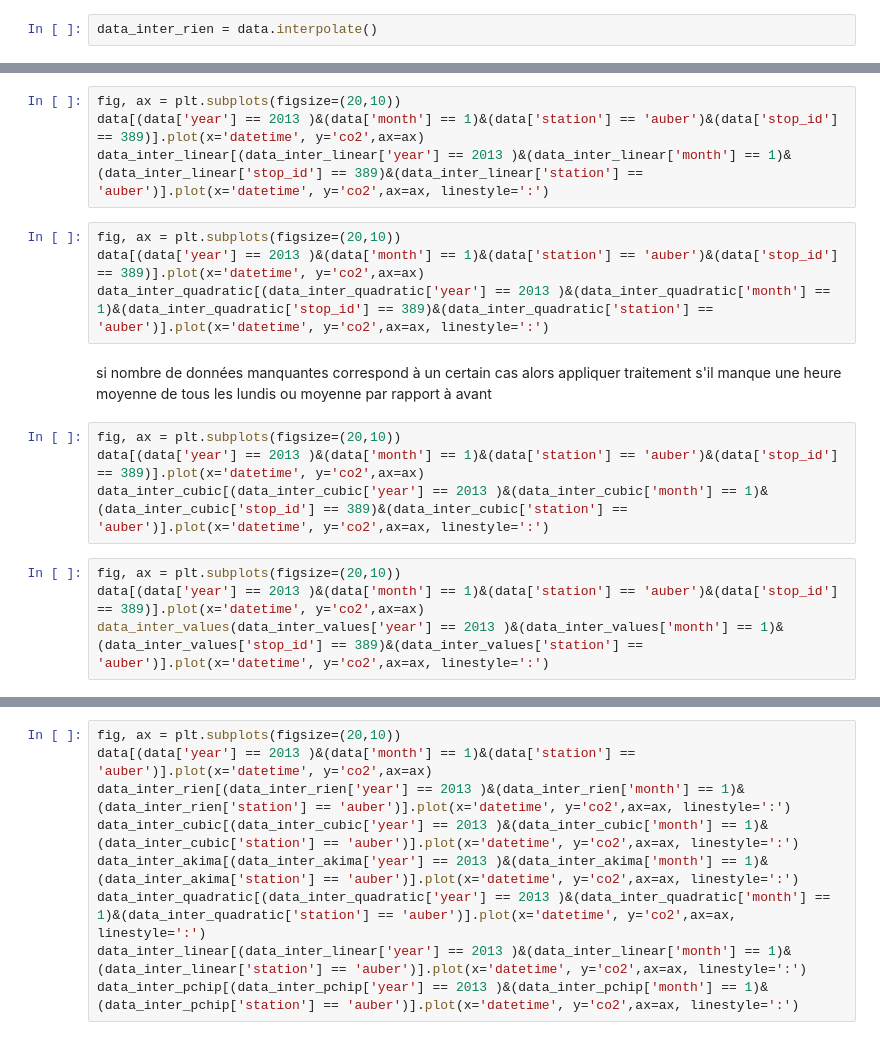
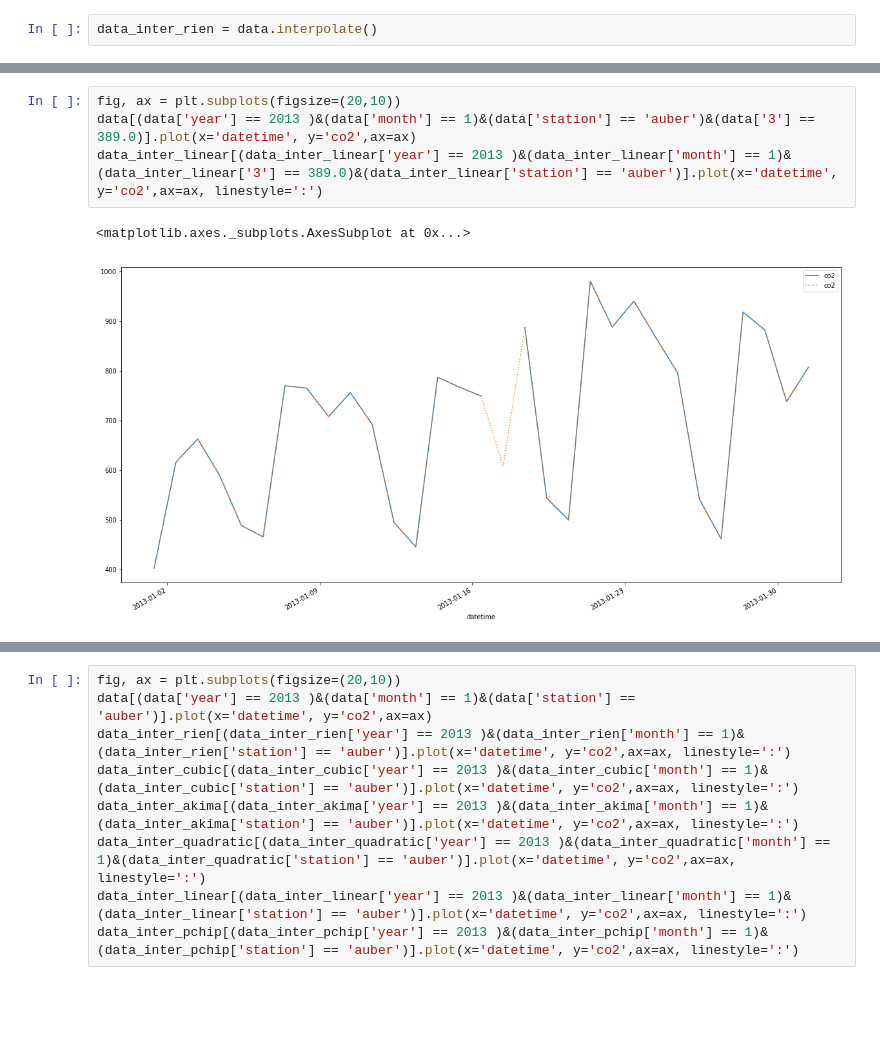
Before and after one commit to MrMey/underground_air_quality_analysis, a Jupyter notebook: Missing_data_analysis_1-all_data_new.ipynb, the cells around one changed output, grey strips where cells are left out. Saved outputs shown, nothing was run; the diff lists cells and outputs as text; blank space fills up the shorter version.

```diff
--- a/Missing_data_analysis_1-all_data_new.ipynb
+++ b/Missing_data_analysis_1-all_data_new.ipynb
@@ -280,19 +377,7 @@ KeyError: 'stop_id'
 # %%
 fig, ax = plt.subplots(figsize=(20,10))
-data[(data['year'] == 2013 )&(data['month'] == 1)&(data['station'] == 'auber')&(data['stop_id'] == 389)].plot(x='datetime', y='co2',ax=ax)
-data_inter_linear[(data_inter_linear['year'] == 2013 )&(data_inter_linear['month'] == 1)&(data_inter_linear['stop_id'] == 389)&(data_inter_linear['station'] == 'auber')].plot(x='datetime', y='co2',ax=ax, linestyle=':')
+data[(data['year'] == 2013 )&(data['month'] == 1)&(data['station'] == 'auber')&(data['3'] == 389.0)].plot(x='datetime', y='co2',ax=ax)
+data_inter_linear[(data_inter_linear['year'] == 2013 )&(data_inter_linear['month'] == 1)&(data_inter_linear['3'] == 389.0)&(data_inter_linear['station'] == 'auber')].plot(x='datetime', y='co2',ax=ax, linestyle=':')
+# %% [output]
+<matplotlib.axes._subplots.AxesSubplot at 0x...>
+[figure, added]
-# %%
-fig, ax = plt.subplots(figsize=(20,10))
-data[(data['year'] == 2013 )&(data['month'] == 1)&(data['station'] == 'auber')&(data['stop_id'] == 389)].plot(x='datetime', y='co2',ax=ax)
-data_inter_quadratic[(data_inter_quadratic['year'] == 2013 )&(data_inter_quadratic['month'] == 1)&(data_inter_quadratic['stop_id'] == 389)&(data_inter_quadratic['station'] == 'auber')].plot(x='datetime', y='co2',ax=ax, linestyle=':')
-# %% [markdown]
-si nombre de données manquantes correspond à un certain cas alors appliquer traitement
-s'il manque une heure moyenne de tous les lundis ou moyenne par rapport à avant
-# %%
-fig, ax = plt.subplots(figsize=(20,10))
-data[(data['year'] == 2013 )&(data['month'] == 1)&(data['station'] == 'auber')&(data['stop_id'] == 389)].plot(x='datetime', y='co2',ax=ax)
-data_inter_cubic[(data_inter_cubic['year'] == 2013 )&(data_inter_cubic['month'] == 1)&(data_inter_cubic['stop_id'] == 389)&(data_inter_cubic['station'] == 'auber')].plot(x='datetime', y='co2',ax=ax, linestyle=':')
-# %%
-fig, ax = plt.subplots(figsize=(20,10))
-data[(data['year'] == 2013 )&(data['month'] == 1)&(data['station'] == 'auber')&(data['stop_id'] == 389)].plot(x='datetime', y='co2',ax=ax)
-data_inter_values(data_inter_values['year'] == 2013 )&(data_inter_values['month'] == 1)&(data_inter_values['stop_id'] == 389)&(data_inter_values['station'] == 'auber')].plot(x='datetime', y='co2',ax=ax, linestyle=':')
```
Also changed, not shown: parts of 56 cells of this notebook, 2 other files.
